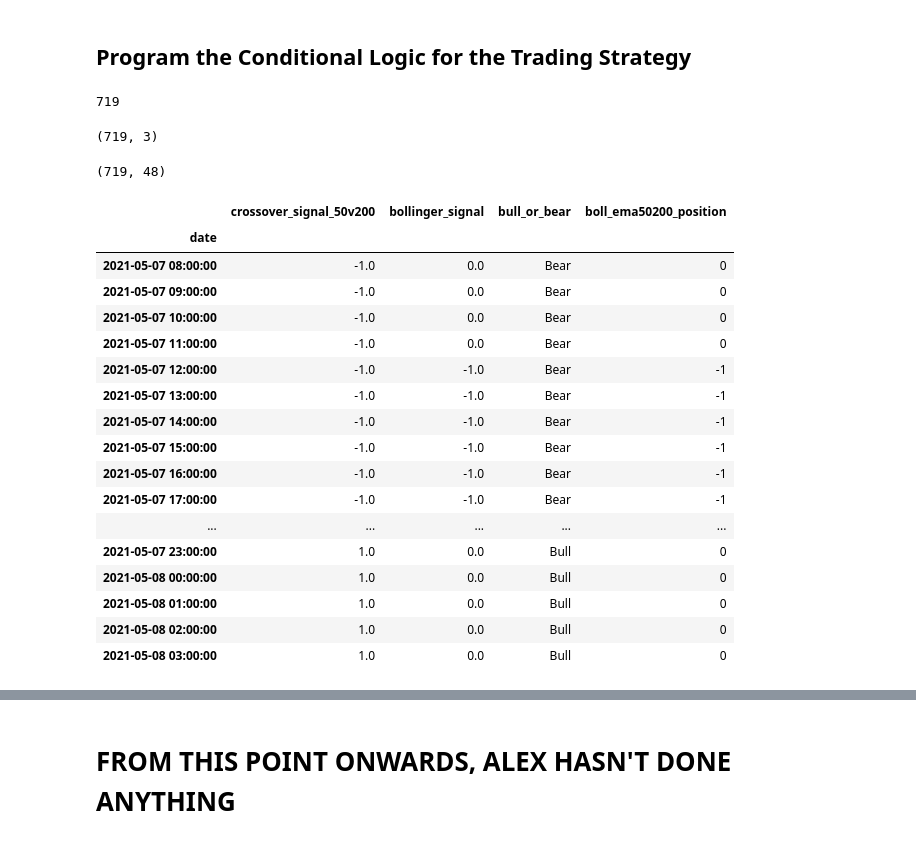
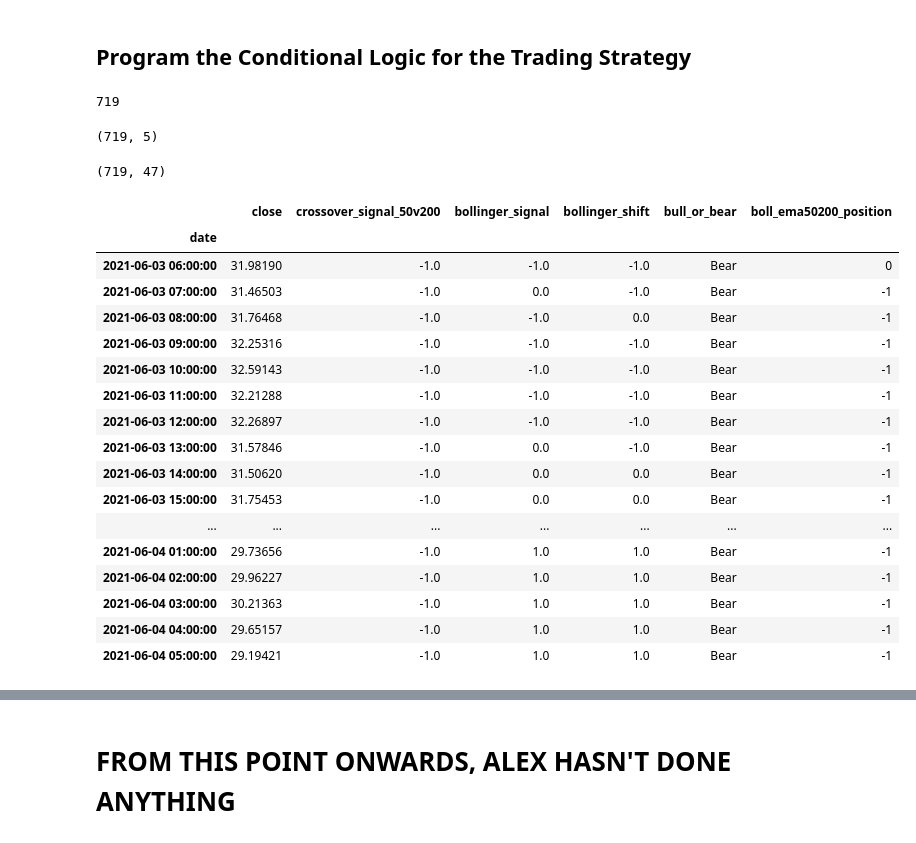
Before and after one commit to Hash3rown/monu-fintech-Project-2, a Jupyter notebook: sandbox/alex_work.ipynb, the cells around one changed output, grey strips where cells are left out. Drawn from its saved outputs; the diff is of its cells as text; code cells hidden in the pictures.

Commit message:
added some additional logic to bollinger band EMA strategy code

```diff
--- a/sandbox/alex_work.ipynb
+++ b/sandbox/alex_work.ipynb
@@ -512,9 +512,8 @@ strategy_1 = historical_prices_df[st1_x_var_list]
 
 
 
-#DONT DO THIS NOW. MAYBE COME BACK TO IT IN FUTURE
-#shift the bollinger signal down, to help find the OPTIMAL Buy/sell time
-# strategy_1['bollinger_shift'] = strategy_1['bollinger_signal'].shift(1)
+# shift the bollinger signal down, to help find the OPTIMAL Buy/sell time
+strategy_1['bollinger_shift'] = strategy_1['bollinger_signal'].shift(1)
 
 
 # Define long and short position conditions
@@ -554,7 +553,7 @@ i = 0
 for index, row in strategy_1.iterrows():
 
     # IF BEAR + BOLL == -1, SELL
-    if (row['crossover_signal_50v200'] == -1) & (row['bollinger_signal'] == -1):
+    if (row['crossover_signal_50v200'] == -1) & (row['bollinger_signal'] == 0) & (row['bollinger_shift'] == -1):
         position = "sell"
         position_code = -1
         positions.append(position_code)
@@ -562,7 +561,7 @@ for index, row in strategy_1.iterrows():
 
 
     # ELIF BEAR + BOLL == 1, BUY / EXIT SHORT
-    elif (row['crossover_signal_50v200'] == -1) & (row['bollinger_signal'] == 1):
+    elif (row['crossover_signal_50v200'] == -1) & (row['bollinger_signal'] == 0) & (row['bollinger_shift'] == 1):
         position = "none"
         position_code = 0
         positions.append(position_code)
@@ -570,14 +569,14 @@ for index, row in strategy_1.iterrows():
 
 
     # ELIF BULL + BOLL == 1 BUY
-    elif (row['crossover_signal_50v200'] == 1) & (row['bollinger_signal'] == 1):
+    elif (row['crossover_signal_50v200'] == 1) & (row['bollinger_signal'] == 0) & (row['bollinger_shift'] == 1):
         position = "buy"
         position_code = 1
         positions.append(position_code)
         # positions.append(f"{index}: {position}, {position_code}")
 
     # ELIF BULL + BOLL == -1, SELL / EXIT LONG
-    elif (row['crossover_signal_50v200'] == 1) & (row['bollinger_signal'] == -1):
+    elif (row['crossover_signal_50v200'] == 1) & (row['bollinger_signal'] == 0) & (row['bollinger_shift'] == -1):
         position = "none"
         position_code = 0
         positions.append(position_code)
@@ -596,31 +595,32 @@ display(strategy_1.shape)
 display(historical_prices_df.shape)
 # %% [output]
 719
-(719, 3)
+(719, 5)
-(719, 48)
+(719, 47)
 # %%
 strategy_1['boll_ema50200_position'] = positions
 historical_prices_df['boll_ema50200_position'] = positions
-strategy_1[50:70]
+# strategy_1[130:170]
+strategy_1[695:830]
 # %% [output]
-|  | crossover_signal_50v200 | bollinger_signal | bull_or_bear | boll_ema50200_position |
-| date |  |  |  |  |
-| 2021-05-07 08:00:00 | -1.0 | 0.0 | Bear | 0 |
-| 2021-05-07 09:00:00 | -1.0 | 0.0 | Bear | 0 |
-| 2021-05-07 10:00:00 | -1.0 | 0.0 | Bear | 0 |
-| 2021-05-07 11:00:00 | -1.0 | 0.0 | Bear | 0 |
-| 2021-05-07 12:00:00 | -1.0 | -1.0 | Bear | -1 |
-| 2021-05-07 13:00:00 | -1.0 | -1.0 | Bear | -1 |
-| 2021-05-07 14:00:00 | -1.0 | -1.0 | Bear | -1 |
-| 2021-05-07 15:00:00 | -1.0 | -1.0 | Bear | -1 |
-| 2021-05-07 16:00:00 | -1.0 | -1.0 | Bear | -1 |
-| 2021-05-07 17:00:00 | -1.0 | -1.0 | Bear | -1 |
-| ... | ... | ... | ... | ... |
-| 2021-05-07 23:00:00 | 1.0 | 0.0 | Bull | 0 |
-| 2021-05-08 00:00:00 | 1.0 | 0.0 | Bull | 0 |
-| 2021-05-08 01:00:00 | 1.0 | 0.0 | Bull | 0 |
-| 2021-05-08 02:00:00 | 1.0 | 0.0 | Bull | 0 |
-| 2021-05-08 03:00:00 | 1.0 | 0.0 | Bull | 0 |
+|  | close | crossover_signal_50v200 | bollinger_signal | bollinger_shift | bull_or_bear | boll_ema50200_position |
+| date |  |  |  |  |  |  |
+| 2021-06-03 06:00:00 | 31.98190 | -1.0 | -1.0 | -1.0 | Bear | 0 |
+| 2021-06-03 07:00:00 | 31.46503 | -1.0 | 0.0 | -1.0 | Bear | -1 |
+| 2021-06-03 08:00:00 | 31.76468 | -1.0 | -1.0 | 0.0 | Bear | -1 |
+| 2021-06-03 09:00:00 | 32.25316 | -1.0 | -1.0 | -1.0 | Bear | -1 |
+| 2021-06-03 10:00:00 | 32.59143 | -1.0 | -1.0 | -1.0 | Bear | -1 |
+| 2021-06-03 11:00:00 | 32.21288 | -1.0 | -1.0 | -1.0 | Bear | -1 |
+| 2021-06-03 12:00:00 | 32.26897 | -1.0 | -1.0 | -1.0 | Bear | -1 |
+| 2021-06-03 13:00:00 | 31.57846 | -1.0 | 0.0 | -1.0 | Bear | -1 |
+| 2021-06-03 14:00:00 | 31.50620 | -1.0 | 0.0 | 0.0 | Bear | -1 |
+| 2021-06-03 15:00:00 | 31.75453 | -1.0 | 0.0 | 0.0 | Bear | -1 |
+| ... | ... | ... | ... | ... | ... | ... |
+| 2021-06-04 01:00:00 | 29.73656 | -1.0 | 1.0 | 1.0 | Bear | -1 |
+| 2021-06-04 02:00:00 | 29.96227 | -1.0 | 1.0 | 1.0 | Bear | -1 |
+| 2021-06-04 03:00:00 | 30.21363 | -1.0 | 1.0 | 1.0 | Bear | -1 |
+| 2021-06-04 04:00:00 | 29.65157 | -1.0 | 1.0 | 1.0 | Bear | -1 |
+| 2021-06-04 05:00:00 | 29.19421 | -1.0 | 1.0 | 1.0 | Bear | -1 |
 # %%
 historical_prices_df.head(4)
 # %% [output]
```
Also changed, not shown: parts of 16 cells of this notebook.
